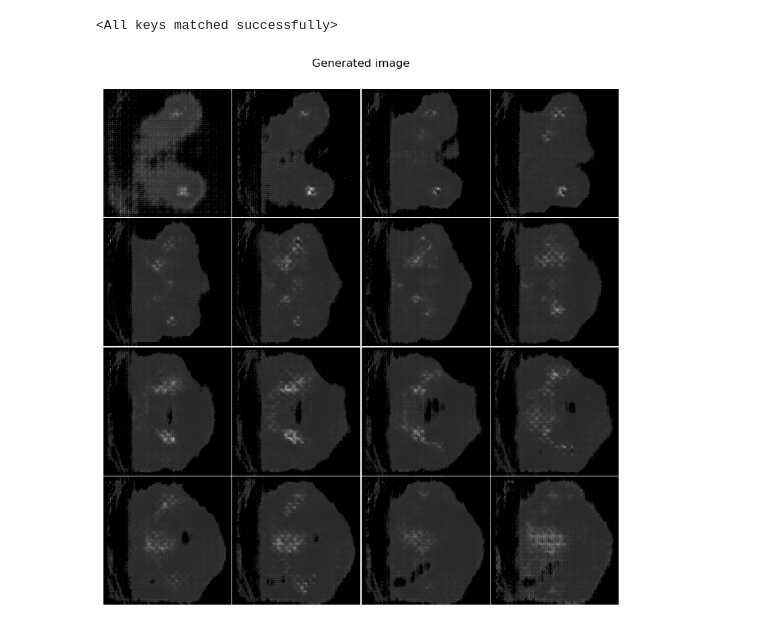
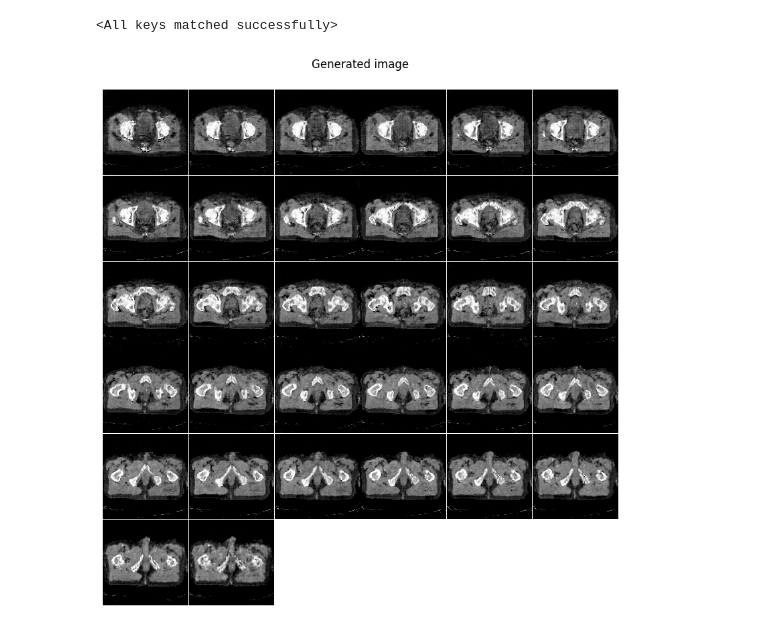
Before and after one commit to kaamka/3D-CT-images-augmentation, a Jupyter notebook: load_model.ipynb, the cells around one changed output. Drawn from its saved outputs; the diff is of its cells as text; code cells hidden in the pictures.

Commit message:
fixed paths and model

```diff
--- a/load_model.ipynb
+++ b/load_model.ipynb
@@ -7,7 +7,7 @@ from monai.networks.layers import Reshape
 from monai.visualize import matshow3d
 # %%
 class Generator(nn.Module):
-    def __init__(self, channels_noise, channels_img, features_g):
+    def __init__(self):
         super(Generator, self).__init__()
 
         self.linear = nn.Linear(100, 256*8*8*4)
@@ -17,9 +17,8 @@ class Generator(nn.Module):
             self._block(256, 128, 4, 2, 1),
             self._block(128, 64, 4, 2, 1),
             self._block(64, 32, 4, 2, 1),
-            self._block(32, 16, 4, 2, 1),
-            self._block(16, 8, 4, 2, 1),
-            self._block(8, 1, 3, 1, 1),
+            self._block(32, 16, (4,4,3), (2,2,1), 1),
+            self._block(16, 1, (4,4,3), (2,2,1), 1),
             nn.Tanh(),
         )
 
@@ -42,24 +41,27 @@ class Generator(nn.Module):
         x = self.reshape(x)
         x = self.net(x)
         return x
-# %%
-generator = Generator(0,0,0)
-generator.load_state_dict(torch.load('./generator.pt'))
-# %% [output]
-<All keys matched successfully>
+# %%
+checkpoint_path = "/ravana/d3d_work/kamkal/augm/WGAN/models/checkpoint_04-12-2023_16_48.pt"
+
+generator = Generator()
+state_dict = torch.load(checkpoint_path)
+generator.load_state_dict(state_dict['generator'])
+# %% [output]
+<All keys matched successfully>
 # %%
 noise = torch.randn(1, 100)
 with torch.no_grad():
     fake = generator(noise)
     fig = plt.figure(figsize=(15,15))
     matshow3d(volume=fake,
             fig=fig,
             title="Generated image",
-            every_n=8,
+            every_n=1,
             frame_dim=-1,
             cmap="gray")
 # %% [output]
-[figure, old version]
+[figure, new version]
 # %%
 from kornia.filters import *
 from kornia.morphology import *
```
Also changed, not shown: parts of 1 cell of this notebook.
